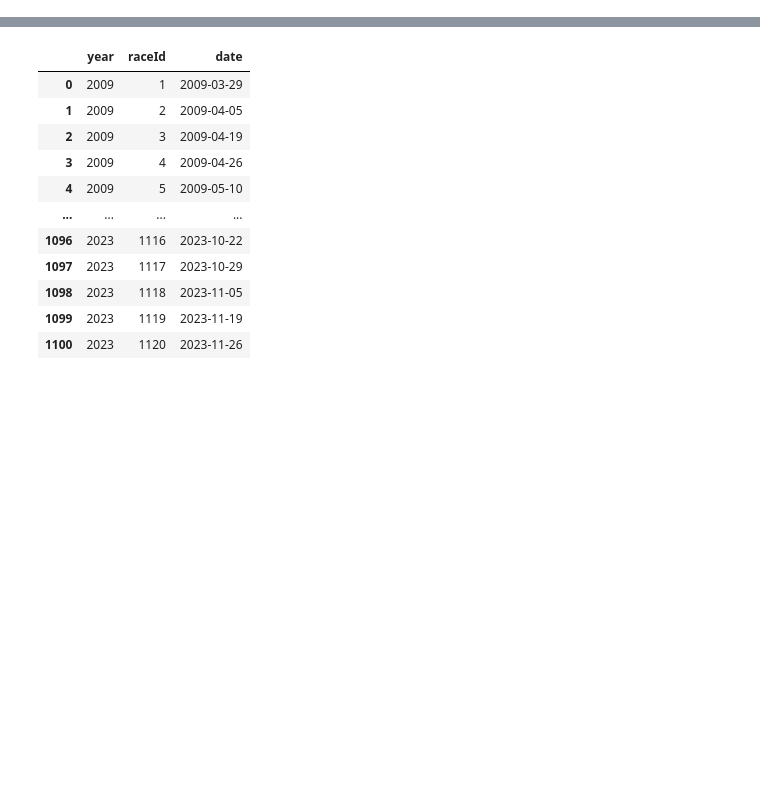
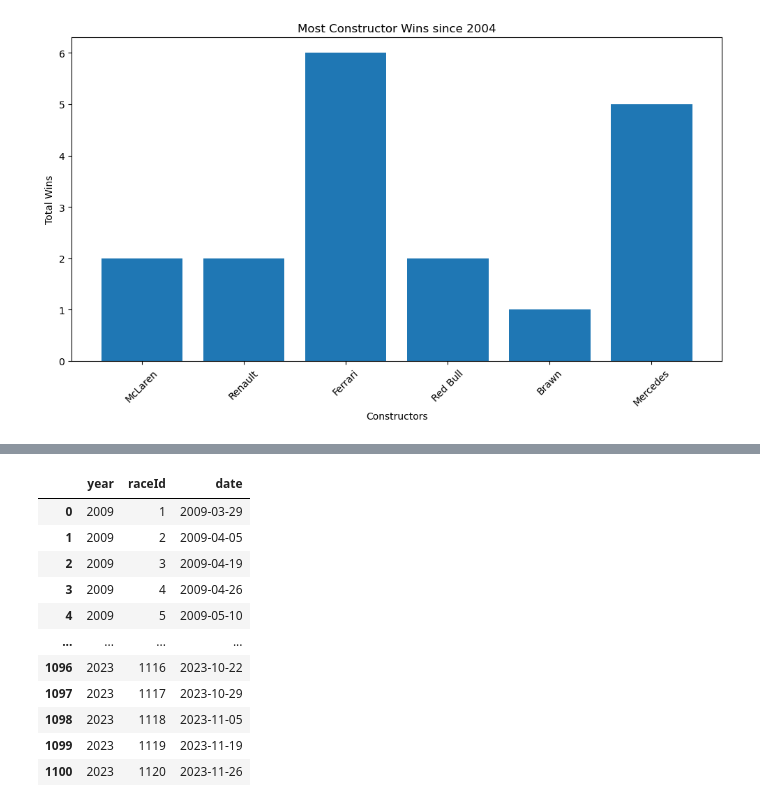
Before and after one commit to YargKlnc/Project1-Formula1, a Jupyter notebook: project.ipynb, the cells around one changed output, grey strips where cells are left out. Cells and saved outputs as stored; diff of their text form; code cells hidden in the pictures; blank space fills up the shorter version.

Commit message:
adding constructor data

```diff
--- a/project.ipynb
+++ b/project.ipynb
@@ -30,0 +105,4 @@ pit_stop = pd.read_csv('Resources/pit_stops.csv', na_values=r'\N')
+# %%
+#rename columns
+clean_construtors = clean_construtors.rename(columns={"name_x":"constructor_name", "name_y":"circuit name"})
+clean_construtors
@@ -30,0 +123,6 @@ pit_stop = pd.read_csv('Resources/pit_stops.csv', na_values=r'\N')
+# %%
+#find winning constructors from 2004
+
+constructors_after_2004 = clean_construtors[(clean_construtors["year"]) >=2004]
+constructors_after_2004 = constructors_after_2004.sort_values("year", ascending=True)
+constructors_after_2004
@@ -30,0 +143,3 @@ pit_stop = pd.read_csv('Resources/pit_stops.csv', na_values=r'\N')
+# %%
+top_winning_constructors = constructors_after_2004[constructors_after_2004["position"]==1].groupby(["constructorId", "constructor_name","nationality"])
+top_winning_constructors.head()
@@ -30,0 +164,4 @@ pit_stop = pd.read_csv('Resources/pit_stops.csv', na_values=r'\N')
+# %%
+#calculate win counts for each year
+win_counts = top_winning_constructors['wins'].sum().reset_index()
+win_counts.value_counts()
@@ -30,0 +177,14 @@ pit_stop = pd.read_csv('Resources/pit_stops.csv', na_values=r'\N')
+# %%
+# Create a bar chart for top constructors per year from 2004
+plt.figure(figsize=(10, 6))
+plt.bar(win_counts['constructor_name'], win_counts['wins'])
+plt.xlabel('Constructors')
+plt.ylabel('Total Wins')
+plt.title('Most Constructor Wins since 2004')
+plt.xticks(rotation=45)
+plt.tight_layout()
+
+# Show the chart
+plt.show()
+# %% [output]
+[figure, added]
```
Also changed, not shown: parts of 10 cells of this notebook.
